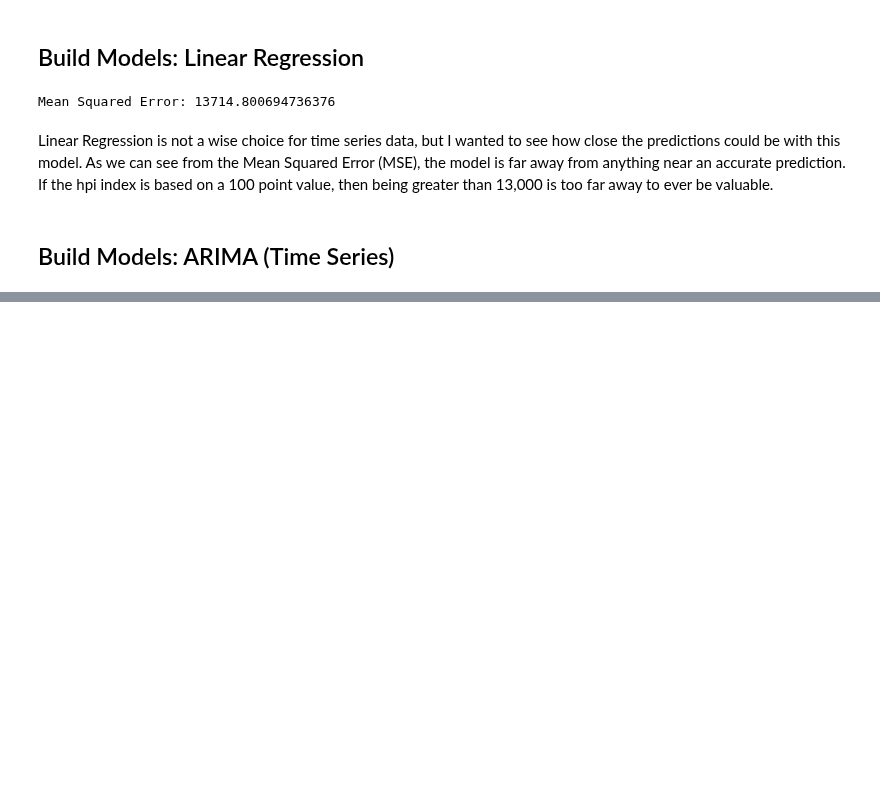
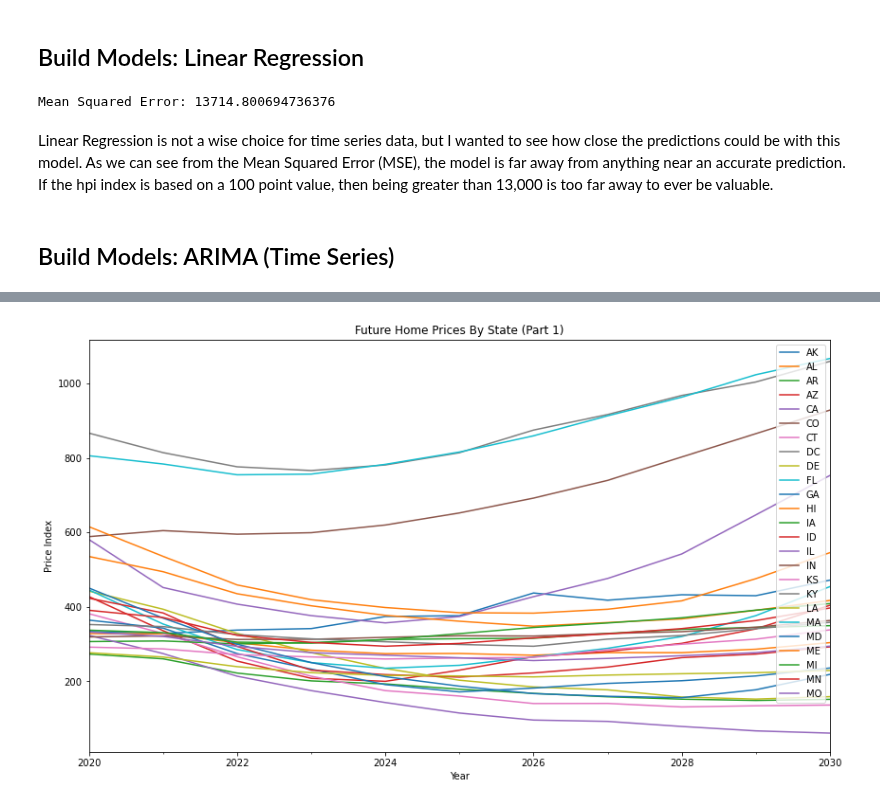
Before and after one commit to joshgreenert/Python-Projects, a Jupyter notebook: Applied Data Science/Project_1_Housing_Market_Predictions/PR 1 Milestone 2 Code GreenertJ.ipynb, the cells around one changed output, grey strips where cells are left out. Cells and saved outputs as stored; diff of their text form; code cells hidden in the pictures; blank space fills up the shorter version.

```diff
--- a/Applied Data Science/Project_1_Housing_Market_Predictions/PR 1 Milestone 2 Code GreenertJ.ipynb
+++ b/Applied Data Science/Project_1_Housing_Market_Predictions/PR 1 Milestone 2 Code GreenertJ.ipynb
@@ -220,8 +220,8 @@ for state in states:
     train = state_df.loc[:'2019']
     test = state_df.loc['2020':]
 
-    # Define the ARIMA model with a downward trend
-    model = sm.tsa.statespace.SARIMAX(train['index_nsa'], order=(1,1,1), trend='c', seasonal_order=(1, 0, 0, 12))
+    # Define the ARIMA model
+    model = sm.tsa.statespace.SARIMAX(train['index_nsa'], order=(1,1,1), trend='c', seasonal_order=(1, 2, 2, 12))
 
     # Fit the model
     results = model.fit()
@@ -262,0 +264,19 @@ predictions_df.head(11)
+# %%
+# Create a visualization of the data.
+# Calculate the number of columns in the original dataframe
+num_cols = len(predictions_df.columns)
+half_cols = num_cols // 2
+
+# Split the dataframe into two equal halves
+df_predictions_1 = predictions_df.iloc[:, :half_cols]
+df_predictions_2 = predictions_df.iloc[:, half_cols:]
+
+df_predictions_1.plot(kind = 'line', figsize = (14, 8))
+
+# Add the title and labels
+plt.title('Future Home Prices By State (Part 1)')
+plt.xlabel('Year')
+plt.ylabel('Price Index')
+plt.show()
+# %% [output]
+[figure, added]
```
Also changed, not shown: parts of 3 cells of this notebook.
